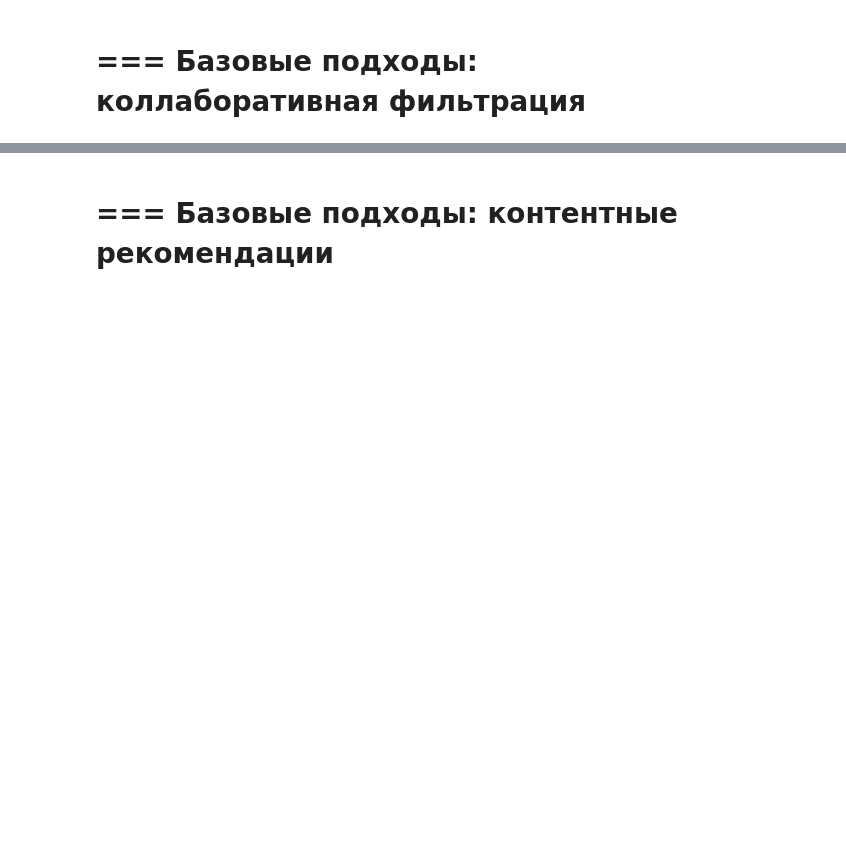
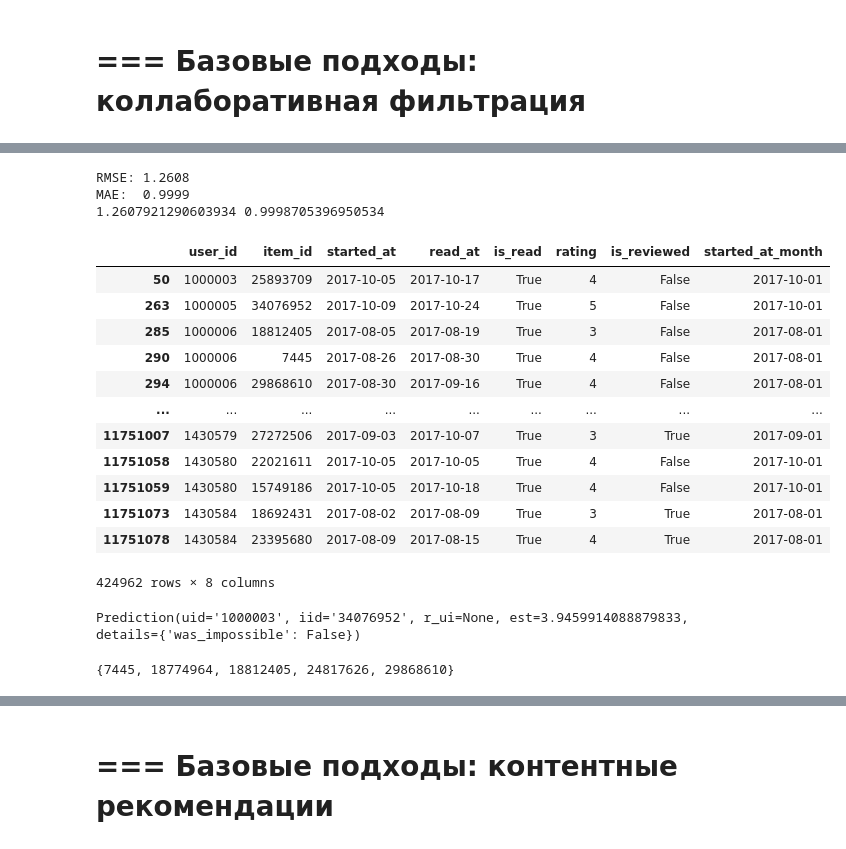
Before and after one commit to marsel171/mle-recsys-start, a Jupyter notebook: main_offline.ipynb, the cells around one changed output, grey strips where cells are left out. Drawn from its saved outputs; the diff is of its cells as text; code cells hidden in the pictures; blank space fills up the shorter version.

```diff
--- a/main_offline.ipynb
+++ b/main_offline.ipynb
@@ -272,0 +267,34 @@ print(f"Среднее покрытие пользователей: {cold_users_
+# %%
+rmse = accuracy.rmse(random_predictions)
+mae = accuracy.mae(random_predictions)
+
+print(rmse, mae)
+# %% [output]
+RMSE: 1.2608
+MAE:  0.9999
+1.2607921290603934 0.9998705396950534
+# %%
+events_test
+# %% [output]
+|  | user_id | item_id | started_at | read_at | is_read | rating | is_reviewed | started_at_month |
+| 50 | 1000003 | 25893709 | 2017-10-05 | 2017-10-17 | True | 4 | False | 2017-10-01 |
+| 263 | 1000005 | 34076952 | 2017-10-09 | 2017-10-24 | True | 5 | False | 2017-10-01 |
+| 285 | 1000006 | 18812405 | 2017-08-05 | 2017-08-19 | True | 3 | False | 2017-08-01 |
+| 290 | 1000006 | 7445 | 2017-08-26 | 2017-08-30 | True | 4 | False | 2017-08-01 |
+| 294 | 1000006 | 29868610 | 2017-08-30 | 2017-09-16 | True | 4 | False | 2017-08-01 |
+| ... | ... | ... | ... | ... | ... | ... | ... | ... |
+| 11751007 | 1430579 | 27272506 | 2017-09-03 | 2017-10-07 | True | 3 | True | 2017-09-01 |
+| 11751058 | 1430580 | 22021611 | 2017-10-05 | 2017-10-05 | True | 4 | False | 2017-10-01 |
+| 11751059 | 1430580 | 15749186 | 2017-10-05 | 2017-10-18 | True | 4 | False | 2017-10-01 |
+| 11751073 | 1430584 | 18692431 | 2017-08-02 | 2017-08-09 | True | 3 | True | 2017-08-01 |
+| 11751078 | 1430584 | 23395680 | 2017-08-09 | 2017-08-15 | True | 4 | True | 2017-08-01 |
+424962 rows × 8 columns
+# %%
+# получить оценку для пользователя user_id и айтема item_id поможет метод predict
+svd_model.predict("1000003","34076952")
+# %% [output]
+Prediction(uid='1000003', iid='34076952', r_ui=None, est=3.9459914088879833, details={'was_impossible': False})
+# %%
+set(events_test[events_test["user_id"]==1000006]['item_id'].unique())
+# %% [output]
+{7445, 18774964, 18812405, 24817626, 29868610}
```
Also changed, not shown: parts of 68 cells of this notebook.
